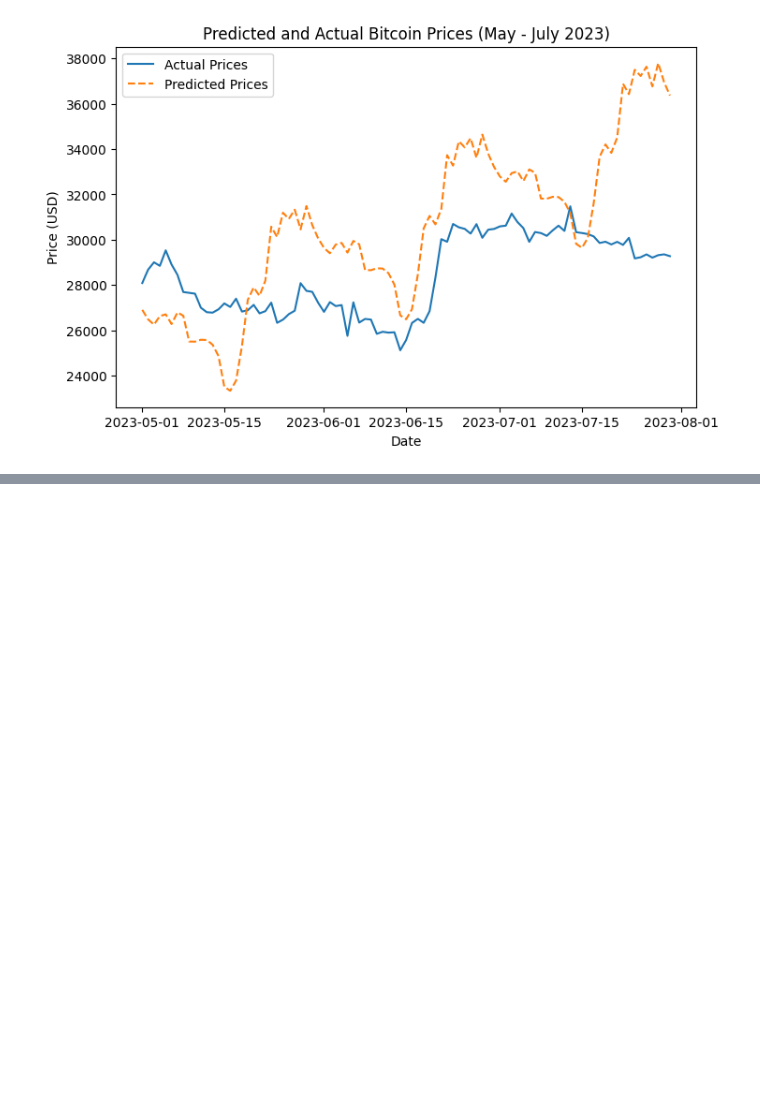
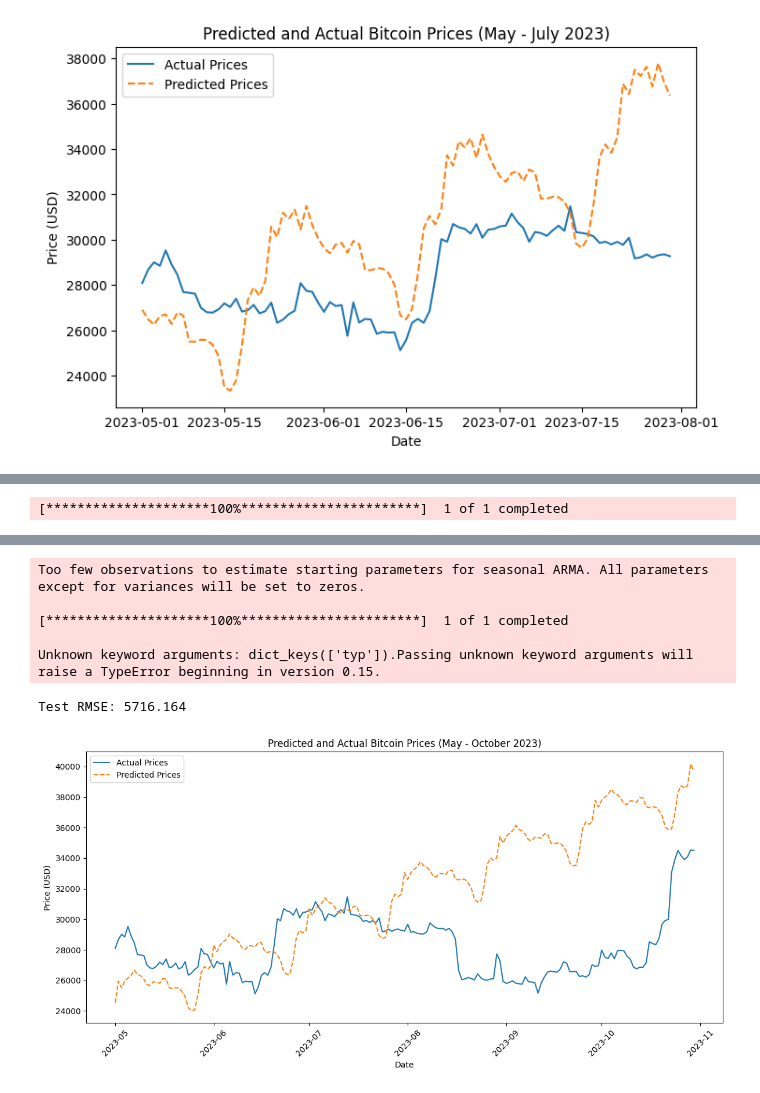
Before and after one commit to cynarski/crypto_predict, a Jupyter notebook: models/cos.ipynb, the cells around one changed output, grey strips where cells are left out. Cells and saved outputs as stored; diff of their text form; code cells hidden in the pictures; blank space fills up the shorter version.

```diff
--- a/models/cos.ipynb
+++ b/models/cos.ipynb
@@ -156,0 +189,66 @@ Test RMSE: 3532.026
+# %%
+import pandas as pd
+import numpy as np
+import matplotlib.pyplot as plt
+from statsmodels.tsa.statespace.sarimax import SARIMAX
+from sklearn.metrics import mean_squared_error
+import yfinance as yf
+from pmdarima import auto_arima
+
+# Load the data
+df = yf.download('BTC-USD', start='2022-12-01', end='2023-04-30')
+price = df['Close']
+
+# Prepare the dataset
+X = price.values
+datesX = price.index
+size = int(len(X) * 0.70)
+train, test = X[:size], X[size:]
+plotDates = datesX[size:]
+
+# Try auto_arima with different seasonality
+stepwise_model = auto_arima(train, start_p=0, start_q=0,
+                            max_p=10, max_q=10, m=30,  # Try monthly seasonality
+                            start_P=0, seasonal=True,
+                            d=1, D=1, trace=True,
+                            error_action='ignore',
+                            suppress_warnings=True,
+                            stepwise=True)
+
+# Build the SARIMA model with the best found parameters
+model = SARIMAX(train, order=stepwise_model.order, seasonal_order=stepwise_model.seasonal_order)
+model_fit = model.fit()
+
+# Load actual values for the forecast period
+df_actual = yf.download('BTC-USD', start='2023-05-01', end='2023-10-31')
+actual_values = df_actual['Close'].values
+actual_dates = df_actual.index
+forecast_length = len(actual_values)
+
+# Generate forecast
+forecast = model_fit.predict(start=len(train), end=len(train) + forecast_length - 1, typ='levels')
+
+# Calculate RMSE between the actual and predicted values
+rmse = np.sqrt(mean_squared_error(actual_values, forecast))
+print(f'Test RMSE: {rmse:.3f}')
+
+# Plot the residuals for model diagnostics (optional)
+# residuals = pd.DataFrame(model_fit.resid)
+# residuals.plot(title='Residuals')
+# plt.show()
+# residuals.plot(kind='kde', title='Density Plot of Residuals')
+# plt.show()
+
+# Plot predicted vs actual prices for the forecast period
+plt.figure(figsize=(12, 6))
+plt.plot(actual_dates, actual_values, label='Actual Prices')
+plt.plot(actual_dates, forecast, label='Predicted Prices', linestyle='--')
+plt.ylabel('Price (USD)')
+plt.xlabel('Date')
+plt.legend(loc='best')
+plt.xticks(rotation=45)
+plt.title('Predicted and Actual Bitcoin Prices (May - October 2023)')
+plt.tight_layout()
+plt.show()
+# %% [output]
+[*********************100%***********************]  1 of 1 completed
@@ -156,0 +270,7 @@ Test RMSE: 3532.026
+Too few observations to estimate starting parameters for seasonal ARMA. All parameters except for variances will be set to zeros.
+
+[*********************100%***********************]  1 of 1 completed
+
+Unknown keyword arguments: dict_keys(['typ']).Passing unknown keyword arguments will raise a TypeError beginning in version 0.15.
+Test RMSE: 5716.164
+[figure, added]
```
Also changed, not shown: parts of 2 cells of this notebook, 6 other files.
